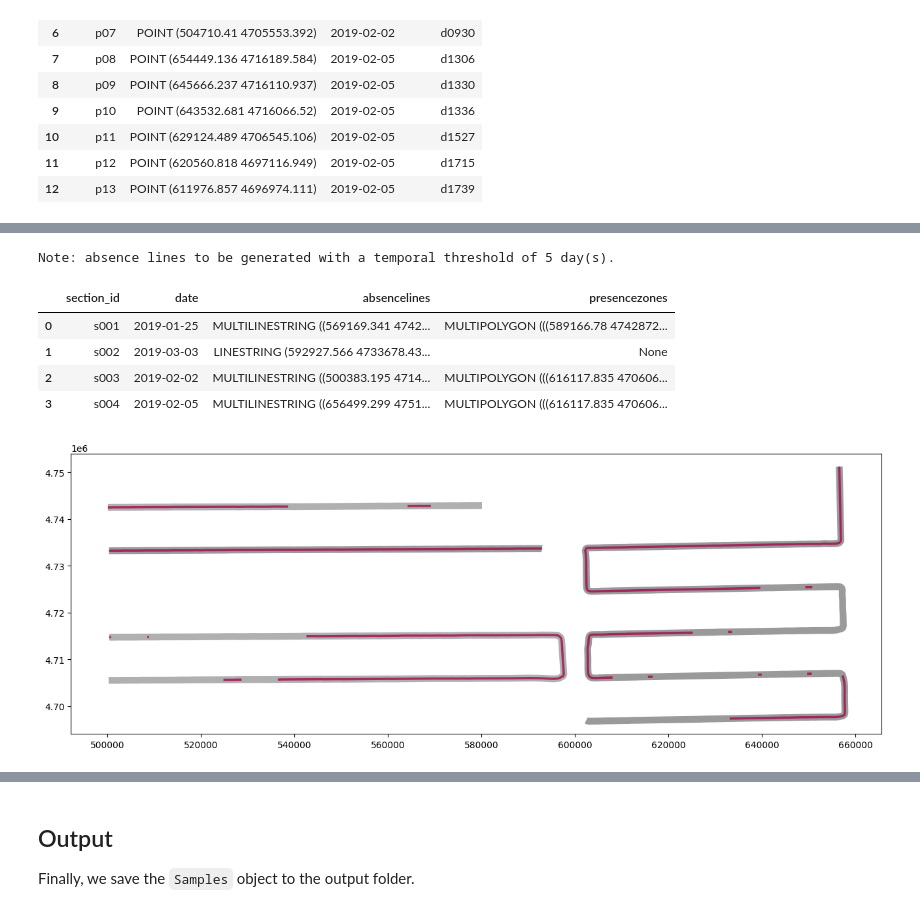
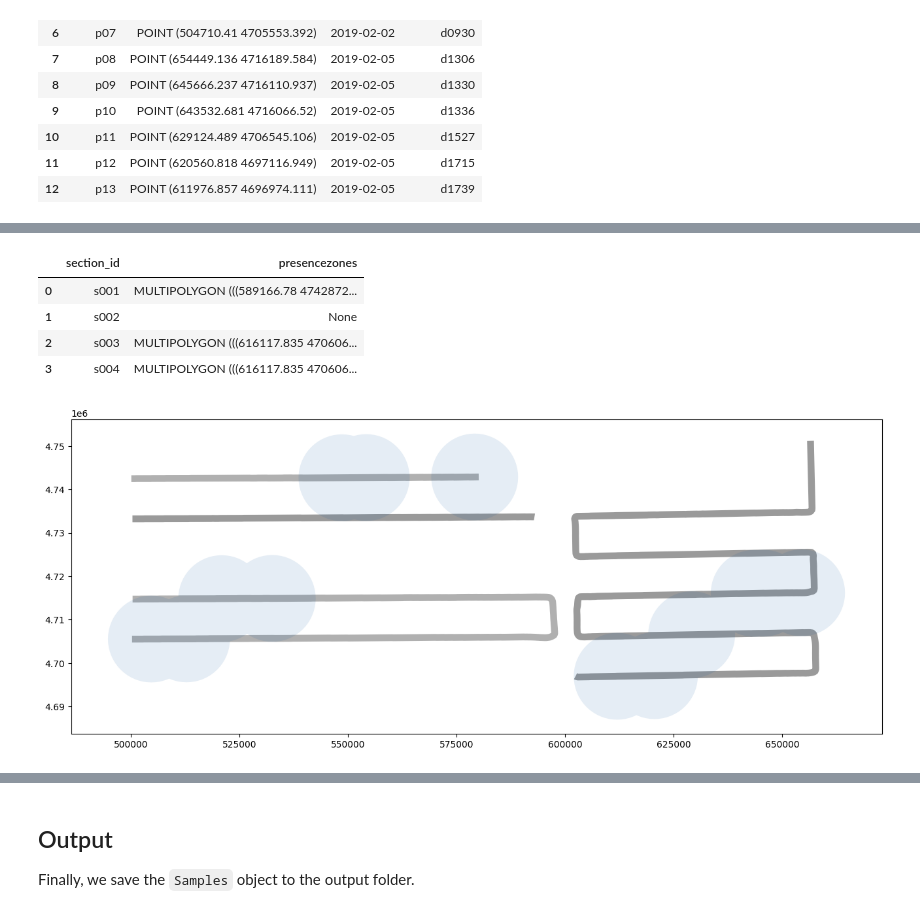
Before and after one commit to JSBigelow/sampley, a Jupyter notebook: exemplars/vertical/point-continuous.ipynb, the cells around one changed output, grey strips where cells are left out. Cells and saved outputs as stored; diff of their text form; code cells hidden in the pictures.

```diff
--- a/exemplars/vertical/point-continuous.ipynb
+++ b/exemplars/vertical/point-continuous.ipynb
@@ -80,24 +80,22 @@ u_presences.plot(which='thinned', sp_threshold=10000)  # plot the presences with
 # %%
-u_absencelines = AbsenceLines.delimit(
+u_presencezones = PresenceZones.delimit(
     sections=u_sections,
     presences=u_presences,
     sp_threshold=10000,
     tm_threshold=5,
     tm_unit='day',
 )
-# %% [output]
-Note: absence lines to be generated with a temporal threshold of 5 day(s).
 # %%
-u_absencelines.absencelines  # print the absence lines GeoDataFrame
+u_presencezones.presencezones  # print the presence zones GeoDataFrame
 # %% [output]
-|  | section_id | date | absencelines | presencezones |
-| 0 | s001 | 2019-01-25 | MULTILINESTRING ((569169.341 4742... | MULTIPOLYGON (((589166.78 4742872... |
-| 1 | s002 | 2019-03-03 | LINESTRING (592927.566 4733678.43... | None |
-| 2 | s003 | 2019-02-02 | MULTILINESTRING ((500383.195 4714... | MULTIPOLYGON (((616117.835 470606... |
-| 3 | s004 | 2019-02-05 | MULTILINESTRING ((656499.299 4751... | MULTIPOLYGON (((616117.835 470606... |
+|  | section_id | presencezones |
+| 0 | s001 | MULTIPOLYGON (((589166.78 4742872... |
+| 1 | s002 | None |
+| 2 | s003 | MULTIPOLYGON (((616117.835 470606... |
+| 3 | s004 | MULTIPOLYGON (((616117.835 470606... |
 # %%
-u_absencelines.plot(sections=u_sections)  # plot the absence lines (in red) over the sections (in grey) - note the 'gaps' where survey track was removed due to overlap with the presences
+u_presencezones.plot(sections=u_sections)  # plot the presence zones (in blue) over the sections (in grey)
 # %% [output]
-[figure, old version]
+[figure, new version]
 # %%
 u_absences = Absences.delimit(
```
Also changed, not shown: parts of 10 cells of this notebook, 13 other files.
